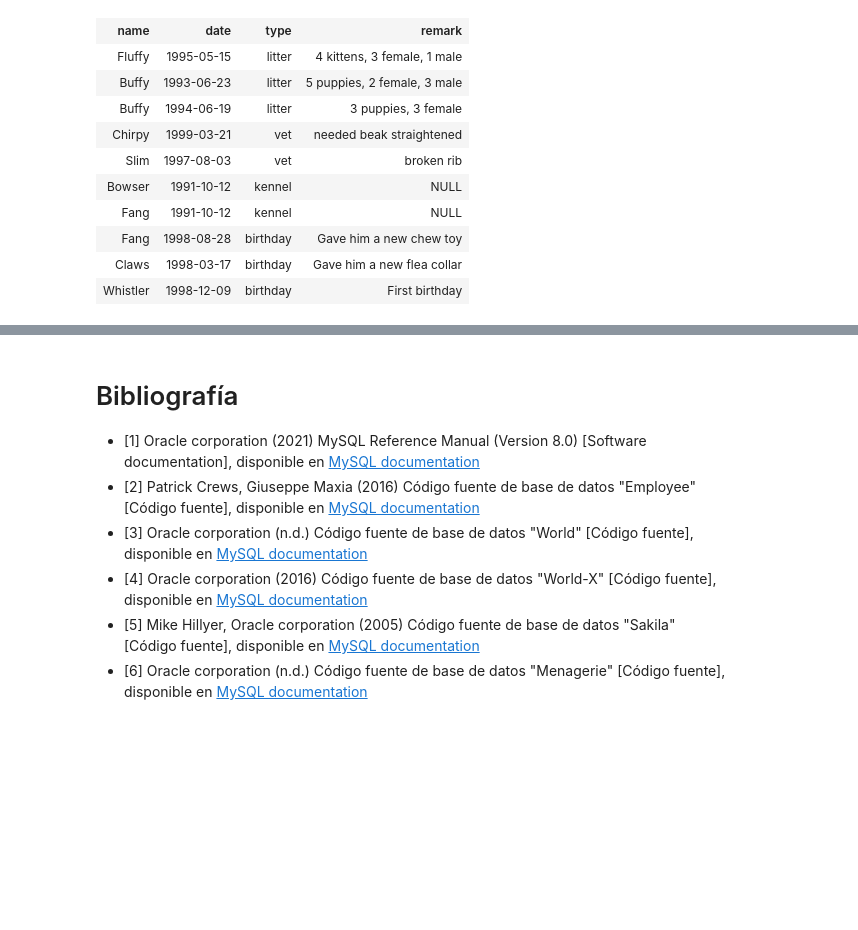
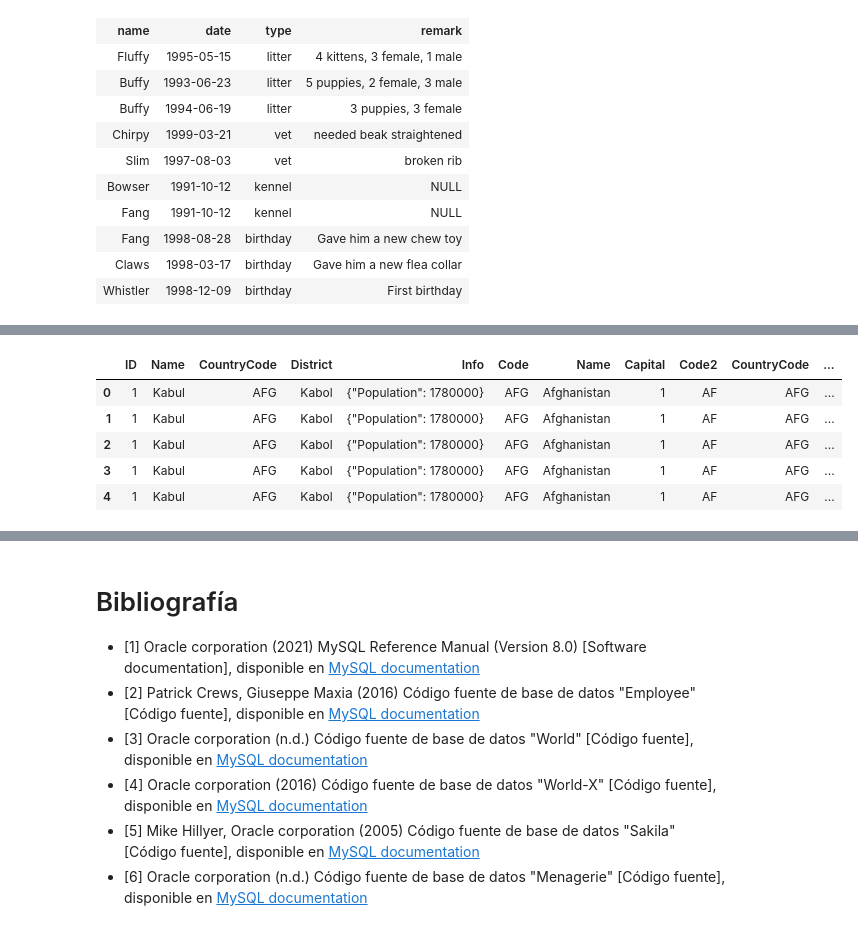
Before and after one commit to dicrojasch/big_data_homeworks, a Jupyter notebook: 5.base_datos/bases_de_datos.ipynb, the cells around one changed output, grey strips where cells are left out. Cells and saved outputs as stored; diff of their text form; code cells hidden in the pictures; blank space fills up the shorter version.

```diff
--- a/5.base_datos/bases_de_datos.ipynb
+++ b/5.base_datos/bases_de_datos.ipynb
@@ -429,0 +568,15 @@ SELECT * FROM menagerie.event;
+# %%
+engine = create_engine("mariadb+pymysql://drojas:dcrojas.3124@localhost:3306/world_x?charset=utf8mb4")
+# %%
+df = pandas.read_sql("SELECT * FROM world_x.city c \
+JOIN world_x.country c2 ON c2.Code = c.CountryCode \
+JOIN world_x.countrylanguage c3 ON c3.CountryCode = c2.Code LIMIT 10;", engine)
+# %%
+df.head()
+# %% [output]
+|  | ID | Name | CountryCode | District | Info | Code | Name | Capital | Code2 | CountryCode | ... |
+| 0 | 1 | Kabul | AFG | Kabol | {"Population": 1780000} | AFG | Afghanistan | 1 | AF | AFG | ... |
+| 1 | 1 | Kabul | AFG | Kabol | {"Population": 1780000} | AFG | Afghanistan | 1 | AF | AFG | ... |
+| 2 | 1 | Kabul | AFG | Kabol | {"Population": 1780000} | AFG | Afghanistan | 1 | AF | AFG | ... |
+| 3 | 1 | Kabul | AFG | Kabol | {"Population": 1780000} | AFG | Afghanistan | 1 | AF | AFG | ... |
+| 4 | 1 | Kabul | AFG | Kabol | {"Population": 1780000} | AFG | Afghanistan | 1 | AF | AFG | ... |
```
Also changed, not shown: parts of 45 cells of this notebook, 2 other files.
